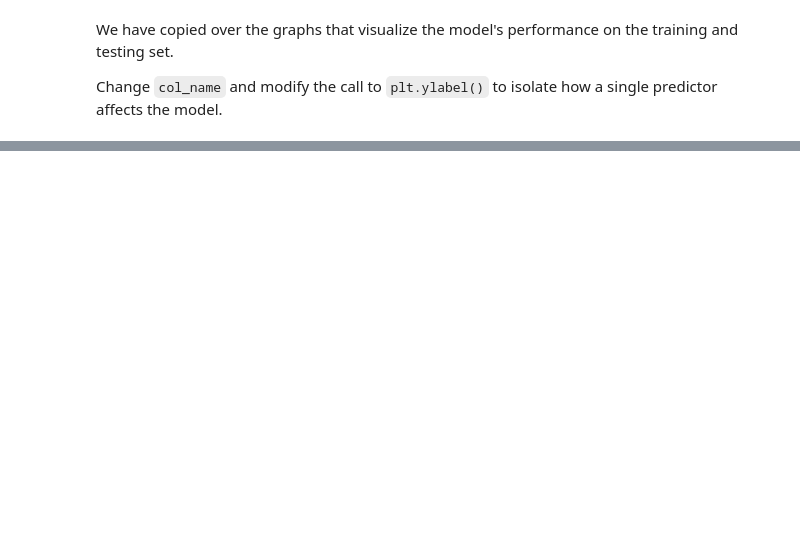
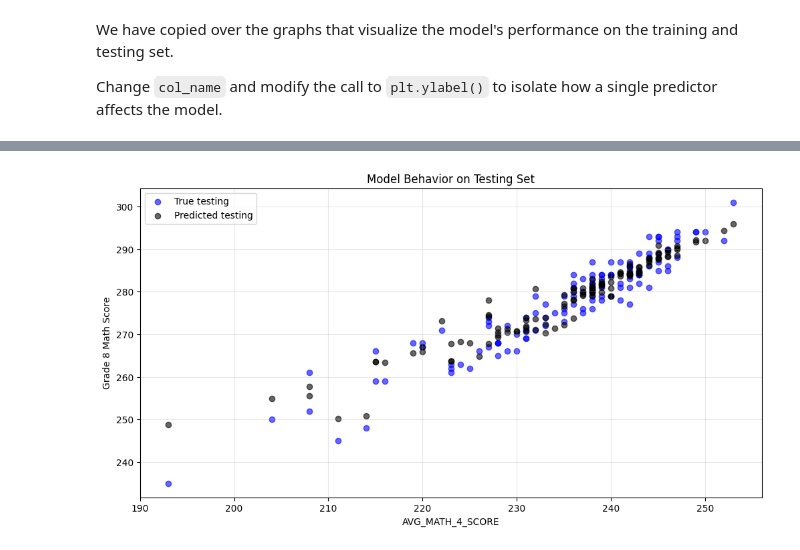
Before and after one commit to sukhmand03/MDST-Tutorial, a Jupyter notebook: tutorial1/checkpoint1.ipynb, the cells around one changed output, grey strips where cells are left out. Drawn from its saved outputs; the diff is of its cells as text; code cells hidden in the pictures; blank space fills up the shorter version.

```diff
--- a/tutorial1/checkpoint1.ipynb
+++ b/tutorial1/checkpoint1.ipynb
@@ -176,15 +419,19 @@ Change `col_name` and modify the call to `plt.ylabel()` to isolate how a single
 # %%
 # @@@ 14
 
 
-# col_name = 'COLUMN NAME OF ONE PREDICTOR"
+col_name = 'AVG_MATH_4_SCORE'
 
 
-# f = plt.figure(figsize=(12,6))
-# plt.scatter(X_test[col_name], y_test, color = "blue")
-# plt.scatter(X_test[col_name], model.predict(X_test), color = "black")
+f = plt.figure(figsize=(12,6))
+plt.scatter(X_test[col_name], y_test, color = "blue", alpha=0.6, label='True Testing')
+plt.scatter(X_test[col_name], model.predict(X_test), color = "black", alpha=0.6, label='Predicted Testing')
 
-# plt.legend(['True testing','Predicted testing'])
-# plt.xlabel(col_name)
-# plt.ylabel('NAME OF THE PREDICTOR')
-# plt.title("Model Behavior on Testing Set")
+plt.legend(['True testing','Predicted testing'])
+plt.xlabel(col_name)
+plt.ylabel('Grade 8 Math Score')
+plt.title("Model Behavior on Testing Set")
+plt.grid(True, alpha=0.3)
+plt.show()
+# %% [output]
+[figure, added]
```
Also changed, not shown: parts of 30 cells of this notebook, 1 other file.
